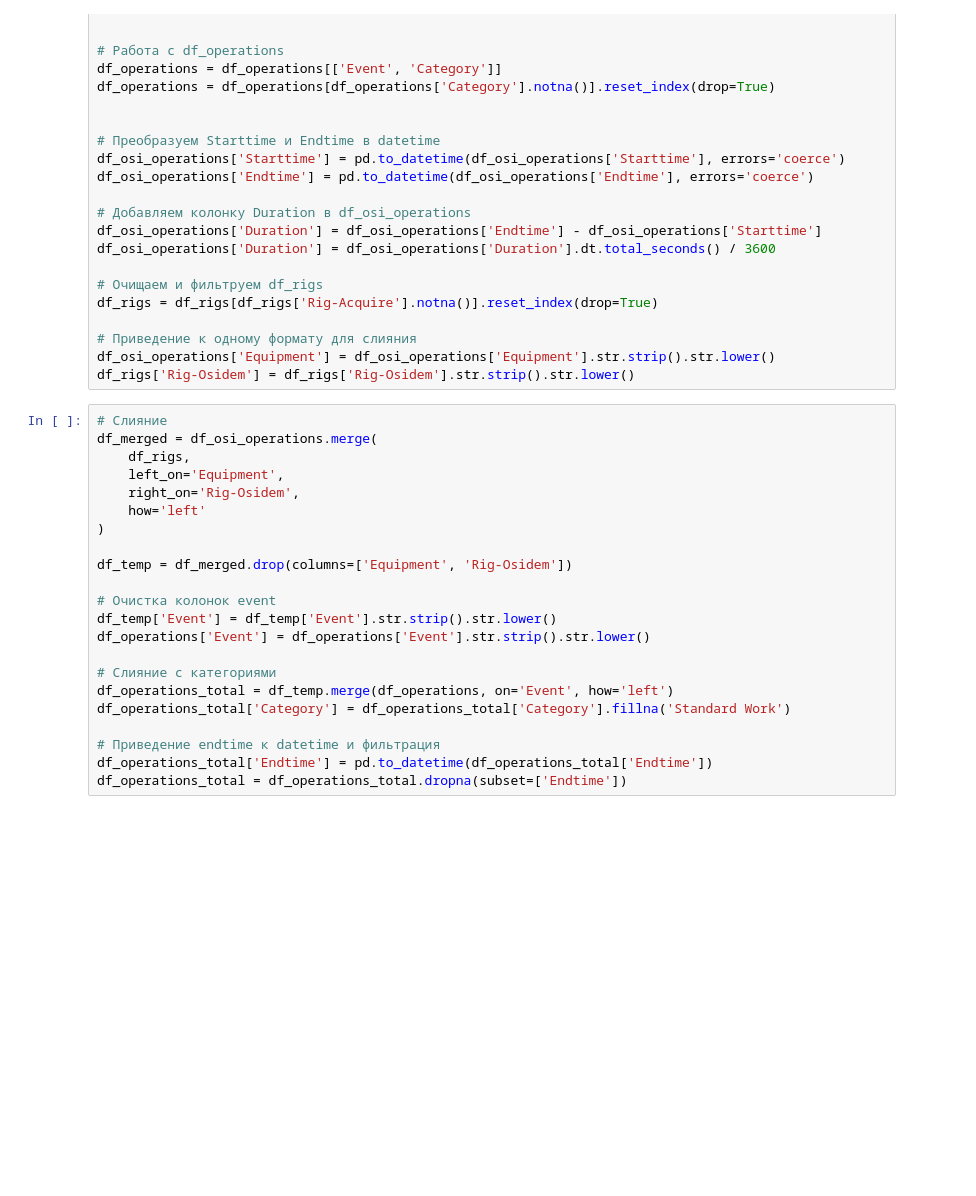
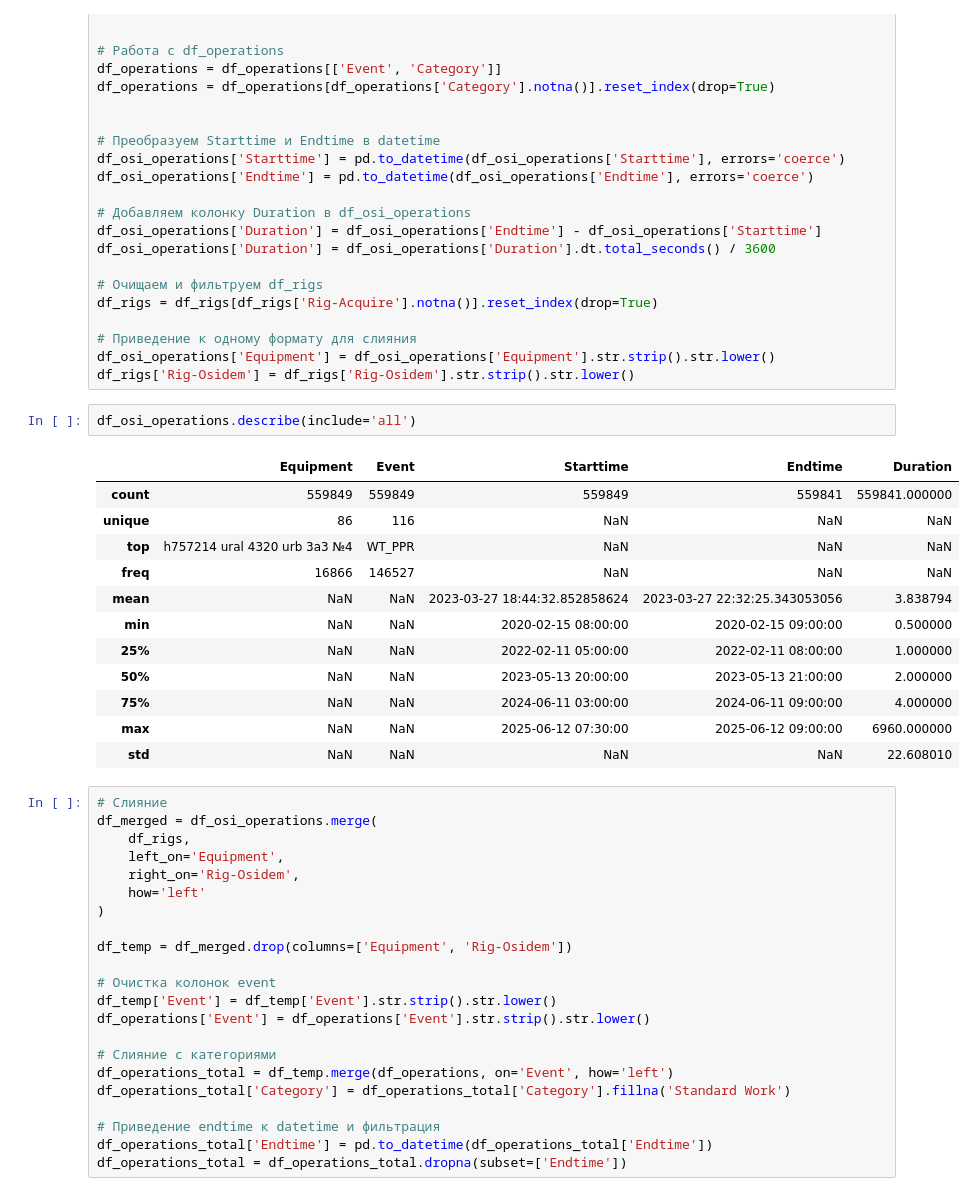
Before and after one commit to yevgeniy2504/Company, a Jupyter notebook: Scripts/OEE/OEE v2.ipynb, the cells around one changed output. Saved outputs shown, nothing was run; the diff lists cells and outputs as text; blank space fills up the shorter version.

```diff
--- a/Scripts/OEE/OEE v2.ipynb
+++ b/Scripts/OEE/OEE v2.ipynb
@@ -75,6 +75,21 @@ df_rigs = df_rigs[df_rigs['Rig-Acquire'].notna()].reset_index(drop=True)
 # Приведение к одному формату для слияния
 df_osi_operations['Equipment'] = df_osi_operations['Equipment'].str.strip().str.lower()
 df_rigs['Rig-Osidem'] = df_rigs['Rig-Osidem'].str.strip().str.lower()
+# %%
+df_osi_operations.describe(include='all')
+# %% [output]
+|  | Equipment | Event | Starttime | Endtime | Duration |
+| count | 559849 | 559849 | 559849 | 559841 | 559841.000000 |
+| unique | 86 | 116 | NaN | NaN | NaN |
+| top | h757214 ural 4320 urb 3a3 №4 | WT_PPR | NaN | NaN | NaN |
+| freq | 16866 | 146527 | NaN | NaN | NaN |
+| mean | NaN | NaN | 2023-03-27 18:44:32.852858624 | 2023-03-27 22:32:25.343053056 | 3.838794 |
+| min | NaN | NaN | 2020-02-15 08:00:00 | 2020-02-15 09:00:00 | 0.500000 |
+| 25% | NaN | NaN | 2022-02-11 05:00:00 | 2022-02-11 08:00:00 | 1.000000 |
+| 50% | NaN | NaN | 2023-05-13 20:00:00 | 2023-05-13 21:00:00 | 2.000000 |
+| 75% | NaN | NaN | 2024-06-11 03:00:00 | 2024-06-11 09:00:00 | 4.000000 |
+| max | NaN | NaN | 2025-06-12 07:30:00 | 2025-06-12 09:00:00 | 6960.000000 |
+| std | NaN | NaN | NaN | NaN | 22.608010 |
 # %%
 # Слияние
 df_merged = df_osi_operations.merge(
```
Also changed, not shown: parts of 7 cells of this notebook, 5 other files.
